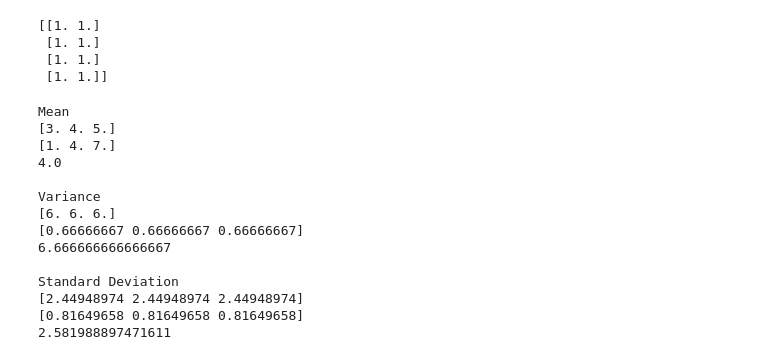
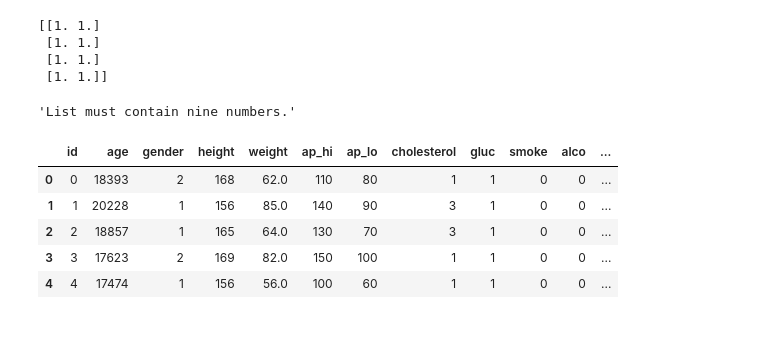
Before and after one commit to keshavsingh4522/Python, a Jupyter notebook: FreeCodeCamp/Untitled.ipynb, the cells around one changed output. Saved outputs shown, nothing was run; the diff lists cells and outputs as text; code cells hidden in the pictures; blank space fills up the shorter version.

```diff
--- a/FreeCodeCamp/Untitled.ipynb
+++ b/FreeCodeCamp/Untitled.ipynb
@@ -226,40 +226,27 @@ print(b)
  [1. 1.]
  [1. 1.]
  [1. 1.]]
-# %%
-import numpy as np
-
-def calculate(list):
-  if len(list) != 9:
-    print("List must contain nine numbers.")
-    return
-  array = np.array(list).reshape((3, 3))
-  print("Mean")
-  print(np.mean(array, axis = 0))
-  print(np.mean(array, axis = 1))
-  print(np.mean(array))
-  print("\nVariance")
-  print(np.var(array, axis = 0))
-  print(np.var(array, axis = 1))
-  print(np.var(array))
-  print("\nStandard Deviation")
-  print(np.std(array, axis = 0))
-  print(np.std(array, axis = 1))
-  print(np.std(array))
-
-calculate([0,1,2,3,4,5,6,7,8])
-# %% [output]
-Mean
-[3. 4. 5.]
-[1. 4. 7.]
-4.0
-
-Variance
-[6. 6. 6.]
-[0.66666667 0.66666667 0.66666667]
-6.666666666666667
-
-Standard Deviation
-[2.44948974 2.44948974 2.44948974]
-[0.81649658 0.81649658 0.81649658]
-2.581988897471611
+# %%
+import numpy as np
+
+def calculate(lst):
+    if len(lst) != 9:
+        raise ValueError("List must contain nine numbers.")
+    x = np.array(lst).reshape(3, 3)
+    result = {k: [func(x, axis=ax).tolist() for ax in [0, 1, None]] for (k, func) in zip(["mean", "variance", "standard deviation","max","min","sum"], [np.mean, np.var, np.std,np.max,np.min,np.sum])}
+    return result
+
+calculate([9,1,5,3,3,3,2,9,])
+# %% [output]
+'List must contain nine numbers.'
+# %%
+import pandas as pd
+df=pd.read_csv('data.csv')
+df.head()
+# %% [output]
+|  | id | age | gender | height | weight | ap_hi | ap_lo | cholesterol | gluc | smoke | alco | ... |
+| 0 | 0 | 18393 | 2 | 168 | 62.0 | 110 | 80 | 1 | 1 | 0 | 0 | ... |
+| 1 | 1 | 20228 | 1 | 156 | 85.0 | 140 | 90 | 3 | 1 | 0 | 0 | ... |
+| 2 | 2 | 18857 | 1 | 165 | 64.0 | 130 | 70 | 3 | 1 | 0 | 0 | ... |
+| 3 | 3 | 17623 | 2 | 169 | 82.0 | 150 | 100 | 1 | 1 | 0 | 0 | ... |
+| 4 | 4 | 17474 | 1 | 156 | 56.0 | 100 | 60 | 1 | 1 | 0 | 0 | ... |
```
Also changed, not shown: parts of 1 cell of this notebook, 2 other files.
